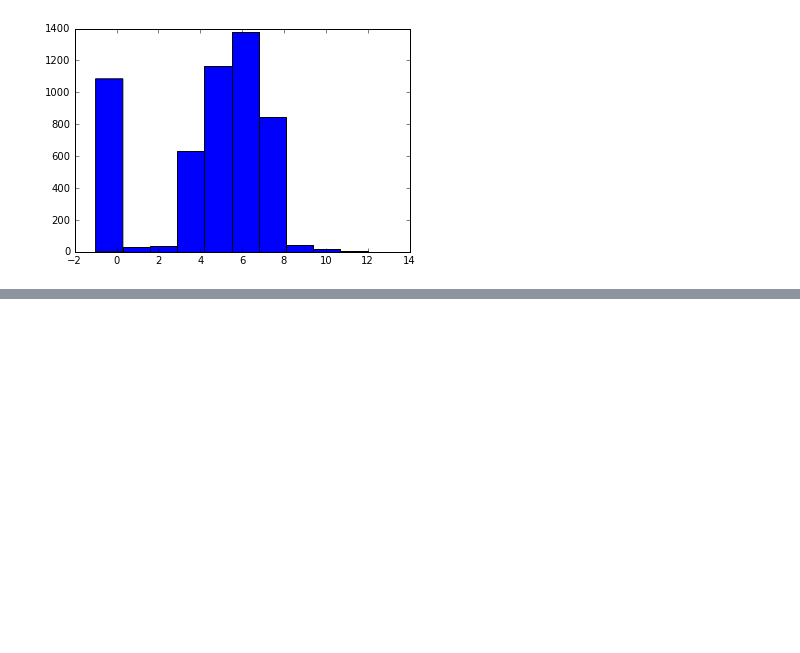
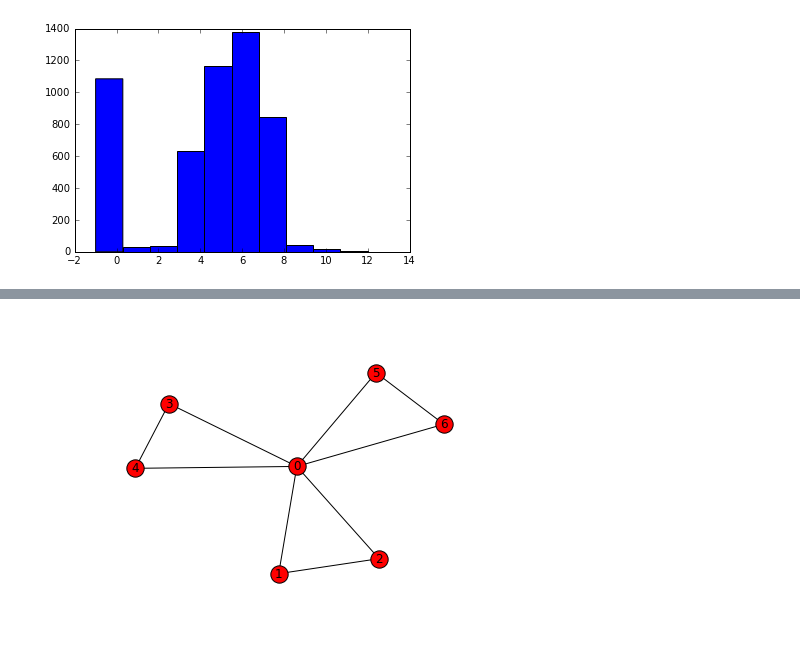
Before and after one commit to MridulS/euroscipy-networkx, a Jupyter notebook: Slides.ipynb, the cells around one changed output, grey strips where cells are left out. Cells and saved outputs as stored; diff of their text form; code cells hidden in the pictures; blank space fills up the shorter version.

```diff
--- a/Slides.ipynb
+++ b/Slides.ipynb
@@ -289,0 +307,4 @@ plt.show()
+# %%
+nx.draw(G, with_labels=True)
+# %% [output]
+[figure, added]
```
Also changed, not shown: parts of 12 cells of this notebook, 3 other files.
